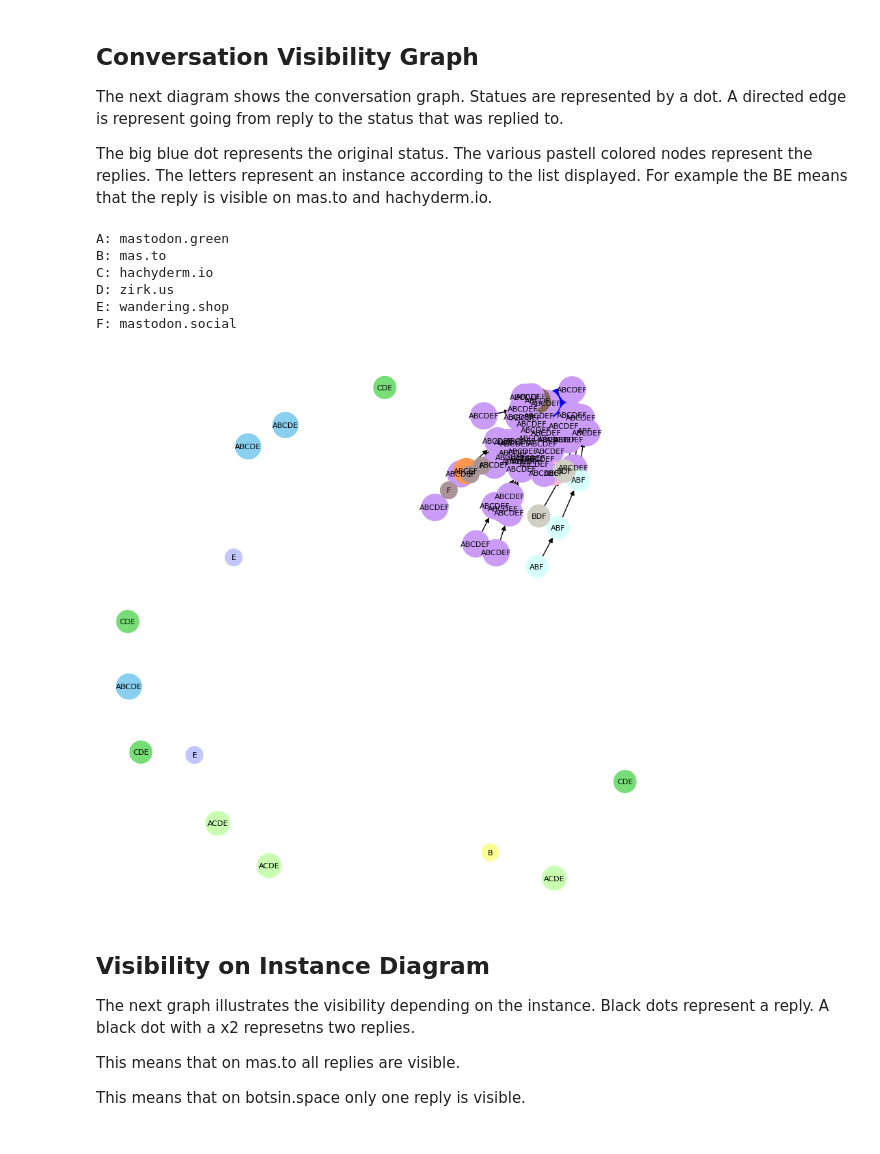
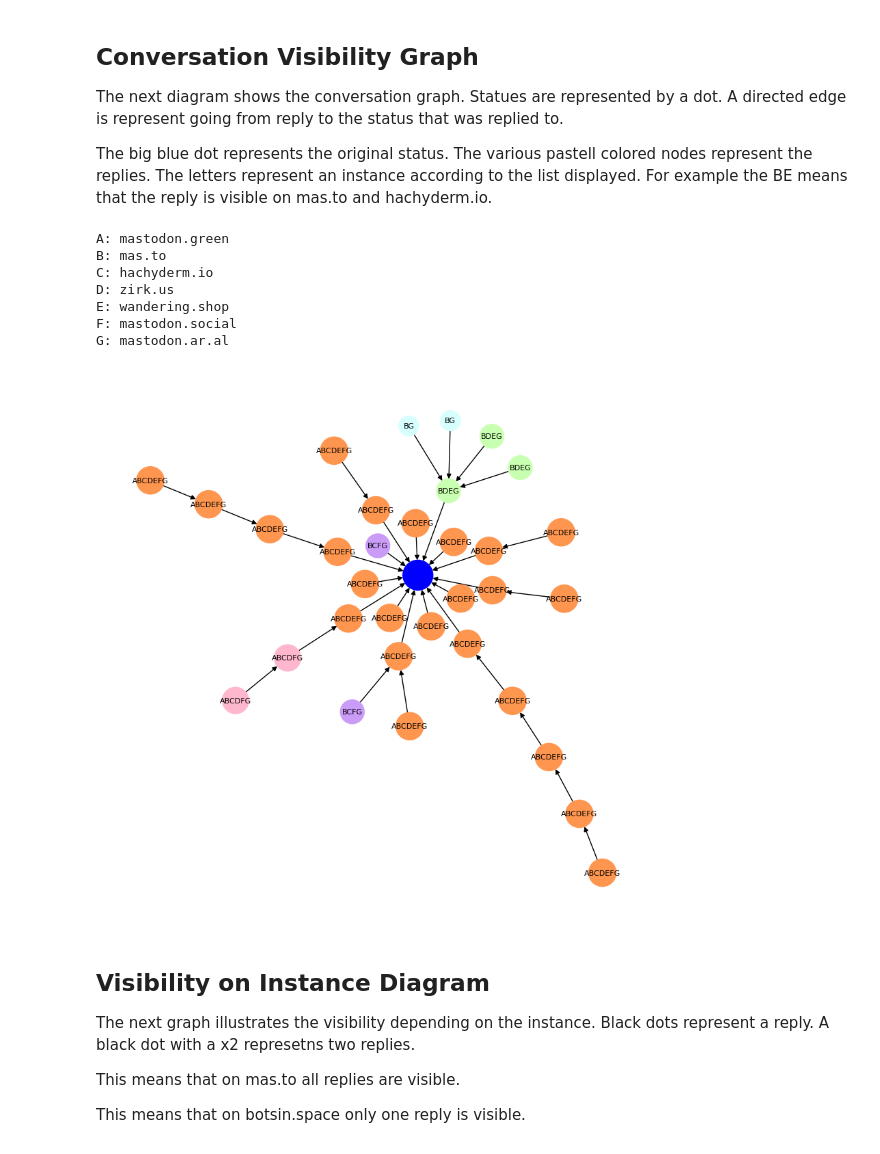
Before and after one commit to HelgeKrueger/mastodon_recommender, a Jupyter notebook: hypergraph.ipynb, the cells around one changed output. Saved outputs shown, nothing was run; the diff lists cells and outputs as text; code cells hidden in the pictures.

Commit message:
Improved layout and bugfixes
Instance the original post is on is added to the fetch list
Instance the original post is on is used to generate reply graph edges

```diff
--- a/hypergraph.ipynb
+++ b/hypergraph.ipynb
@@ -15,9 +15,9 @@ from mastodon_recommender.reply_analyzer import ReplyAnalyzer
 account = "@dahukanna@mastodon.social"
 
 # This is the URL of the status, we are looking the replies up for on its origin server
-status_url = "https://mastodon.social/@QasimRashid/109621834260979551"
+status_url = "https://mastodon.ar.al/@aral/109625642309380538"
 
-instances = ["towns.gay", "mastodon.green", "mas.to", 'scicomm.xyz', "botsin.space", "hachyderm.io", "zirk.us", "wandering.shop", "freethought.online"]
+instances = ["mastodon.green", "mas.to", "botsin.space", "hachyderm.io", "zirk.us", "wandering.shop"]
 
 
 ra = ReplyAnalyzer(account, status_url, instances)
@@ -48,20 +47,21 @@ The big blue dot represents the original status. The various pastell colored nod
 # %%
 G, labels, node_sizes, node_colors = ra.build_conversation_visibility_graph()
 
 for instance in ra.instances_with_replies():
     print(f"{ra.instance_to_letter(instance)}: {instance}")
 
 node_sizes = [x ** 0.5 * 10 for x in node_sizes]
 
-nx.draw(G, with_labels=True, labels=labels, node_size=node_sizes, node_color=node_colors, font_size=8)
+nx.draw(G, with_labels=True, labels=labels, node_size=node_sizes, node_color=node_colors, font_size=8, pos=nx.nx_pydot.pydot_layout(G))
 # %% [output]
 A: mastodon.green
 B: mas.to
 C: hachyderm.io
 D: zirk.us
 E: wandering.shop
 F: mastodon.social
+G: mastodon.ar.al
-[figure, old version]
+[figure, new version]
 # %% [markdown]
 ## Visibility on Instance Diagram
 
```
Also changed, not shown: parts of 2 cells of this notebook, 3 other files.
